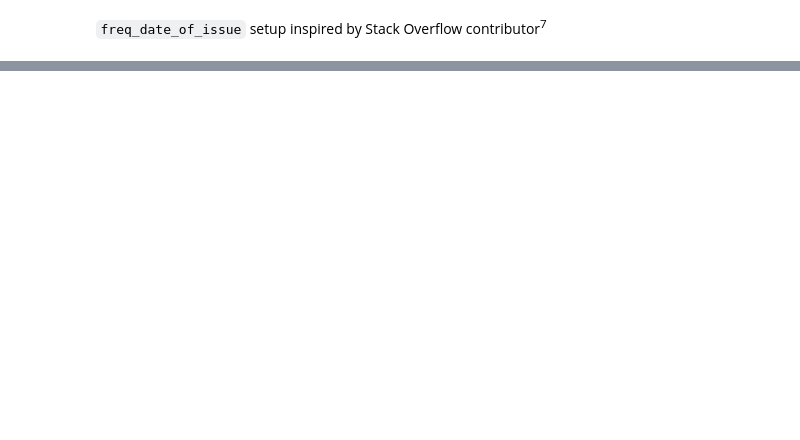
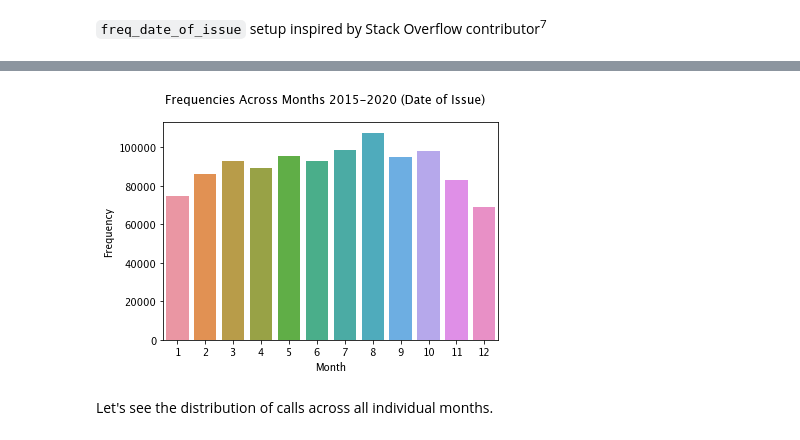
Before and after one commit to ks061/data-mining, a Jupyter notebook: final_proj/finalproj.ipynb, the cells around one changed output, grey strips where cells are left out. Saved outputs shown, nothing was run; the diff lists cells and outputs as text; code cells hidden in the pictures; blank space fills up the shorter version.

```diff
--- a/final_proj/finalproj.ipynb
+++ b/final_proj/finalproj.ipynb
@@ -365,0 +534,19 @@ fg.map(sns.histplot, "Frequency", kde=True, binwidth=)
+# %%
+fig, ax = plt.subplots()
+sns.barplot(
+    x=df_freq_date_of_issue.groupby("Month").sum().index,
+    y=df_freq_date_of_issue.groupby("Month").sum()["Frequency"],
+    ax=ax
+); # not creating new
+   # var for the sum()
+   # DataFrame b/c
+   # not too computation
+   # -ally expensive
+   # with this data size
+   # (less lines - better
+   # readability)
+fig.suptitle("Frequencies Across Months 2015-2020 (Date of Issue)");
+# %% [output]
+[figure, added]
+# %% [markdown]
+Let's see the distribution of calls across all individual months.
```
Also changed, not shown: parts of 142 cells of this notebook.
